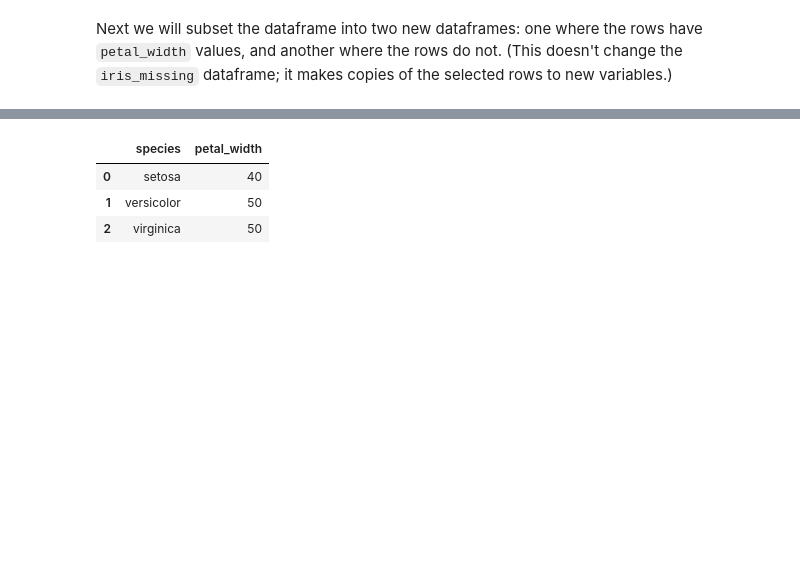
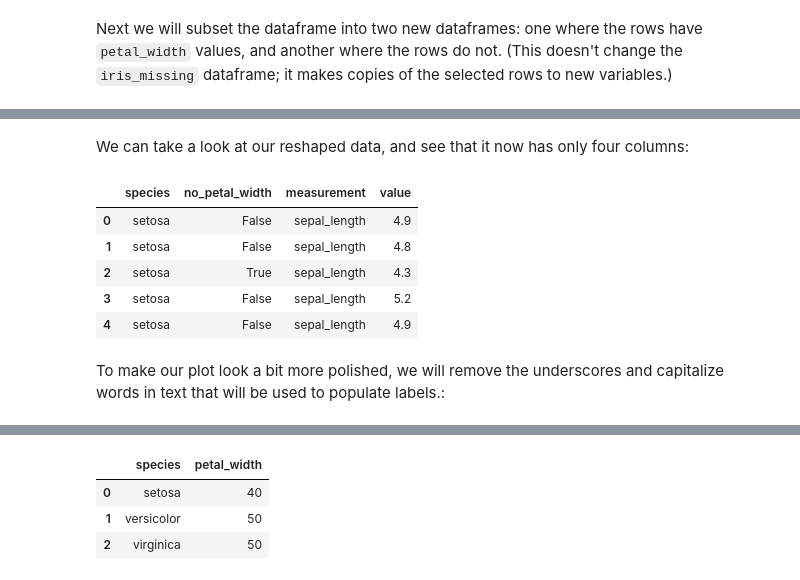
Before and after one commit to kellypierce/python_data_science, a Jupyter notebook: Python_Data_Science.ipynb, the cells around one changed output, grey strips where cells are left out. Drawn from its saved outputs; the diff is of its cells as text; code cells hidden in the pictures; blank space fills up the shorter version.

```diff
--- a/Python_Data_Science.ipynb
+++ b/Python_Data_Science.ipynb
@@ -521,0 +506,13 @@ ax[2].legend()
+# %% [markdown]
+We can take a look at our reshaped data, and see that it now has only four columns:
+# %%
+iris_missing_long.head()
+# %% [output]
+|  | species | no_petal_width | measurement | value |
+| 0 | setosa | False | sepal_length | 4.9 |
+| 1 | setosa | False | sepal_length | 4.8 |
+| 2 | setosa | True | sepal_length | 4.3 |
+| 3 | setosa | False | sepal_length | 5.2 |
+| 4 | setosa | False | sepal_length | 4.9 |
+# %% [markdown]
+To make our plot look a bit more polished, we will remove the underscores and capitalize words in text that will be used to populate labels.:
```
Also changed, not shown: parts of 27 cells of this notebook, 3 other files.
